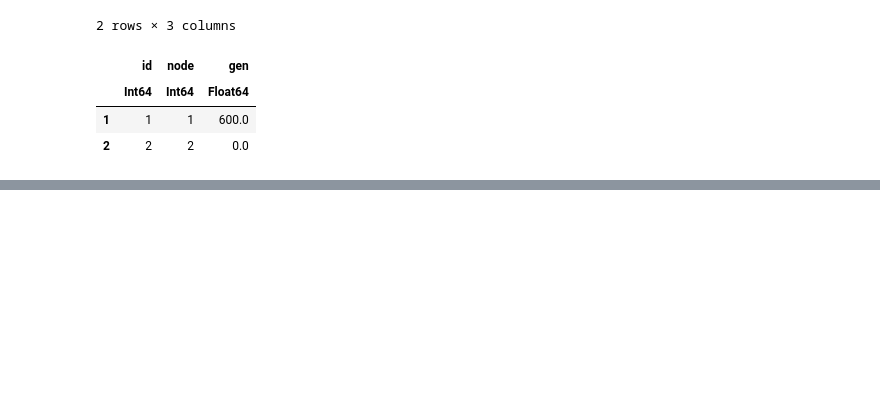
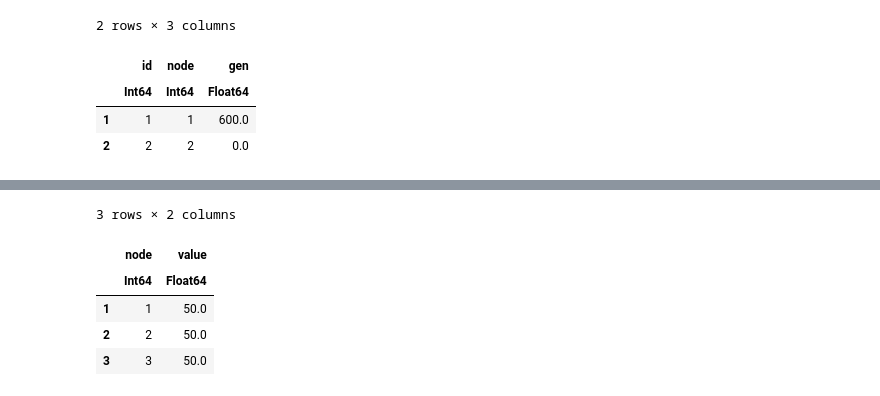
Before and after one commit to Power-Systems-Optimization-Course/power-systems-optimization, a Jupyter notebook: Notebooks/06-Optimal-Power-Flow.ipynb, the cells around one changed output, grey strips where cells are left out. Saved outputs shown, nothing was run; the diff lists cells and outputs as text; code cells hidden in the pictures; blank space fills up the shorter version.

```diff
--- a/Notebooks/06-Optimal-Power-Flow.ipynb
+++ b/Notebooks/06-Optimal-Power-Flow.ipynb
@@ -430,0 +502,9 @@ solution.flows
+# %%
+solution.prices
+# %% [output]
+3 rows × 2 columns
+|  | node | value |
+|  | Int64 | Float64 |
+| 1 | 1 | 50.0 |
+| 2 | 2 | 50.0 |
+| 3 | 3 | 50.0 |
```
Also changed, not shown: parts of 17 cells of this notebook.
